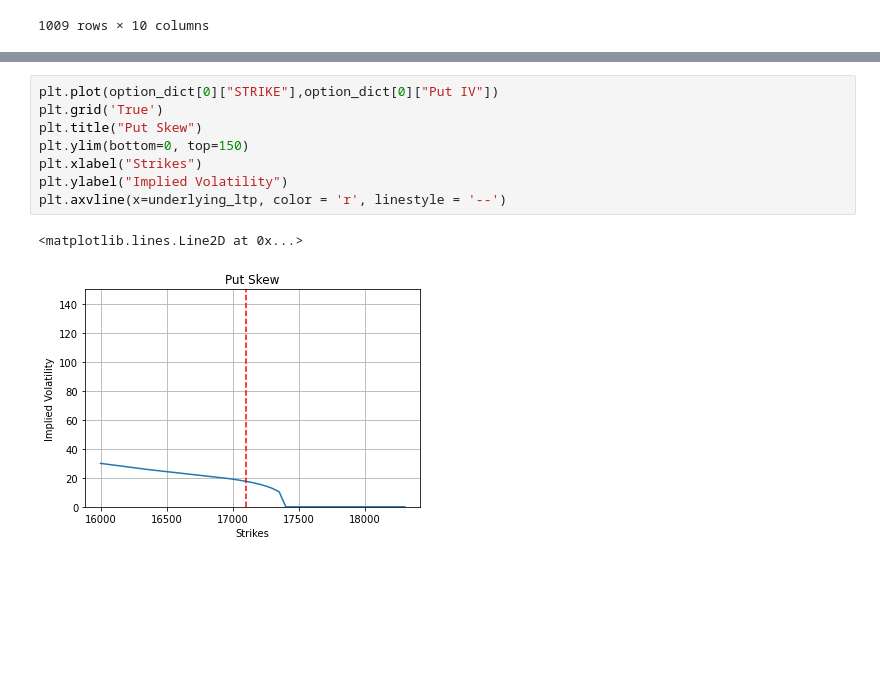
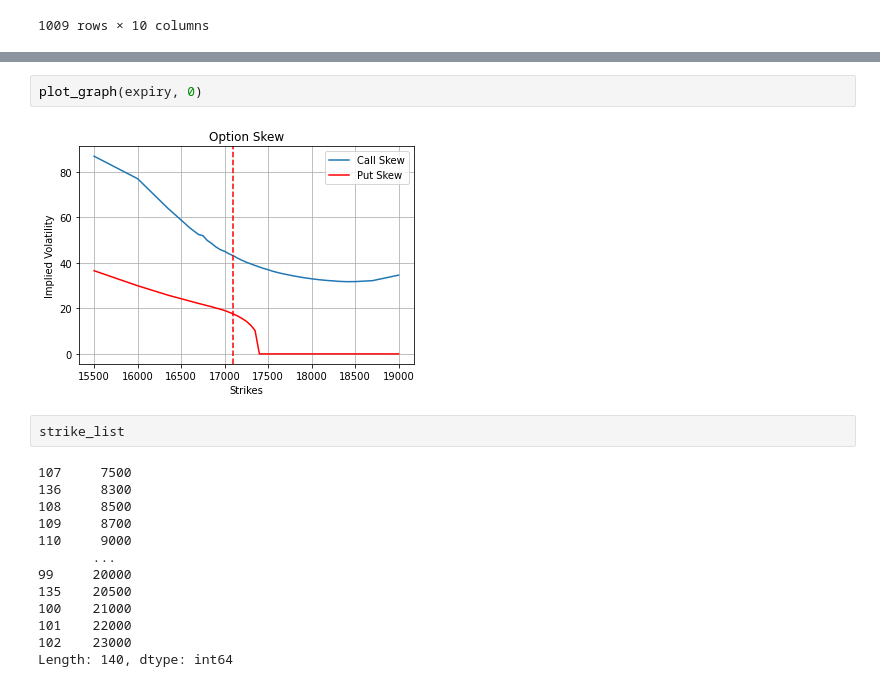
Before and after one commit to cheesecakeMafia/OptionChain, a Jupyter notebook: Nifty Option Chain.ipynb, the cells around one changed output, grey strips where cells are left out. Drawn from its saved outputs; the diff is of its cells as text; blank space fills up the shorter version.

```diff
--- a/Nifty Option Chain.ipynb
+++ b/Nifty Option Chain.ipynb
@@ -181,11 +140,19 @@ plt.axvline(x=underlying_ltp, color = 'r', linestyle = '--')
-# %%
-plt.plot(option_dict[0]["STRIKE"],option_dict[0]["Put IV"])
-plt.grid('True')
-plt.title("Put Skew")
-plt.ylim(bottom=0, top=150)
-plt.xlabel("Strikes")
-plt.ylabel("Implied Volatility")
-plt.axvline(x=underlying_ltp, color = 'r', linestyle = '--')
-# %% [output]
-<matplotlib.lines.Line2D at 0x...>
-[figure, removed]
+# %%
+plot_graph(expiry, 0)
+# %% [output]
+[figure, added]
+# %%
+strike_list
+# %% [output]
+107     7500
+136     8300
+108     8500
+109     8700
+110     9000
+       ...
+99     20000
+135    20500
+100    21000
+101    22000
+102    23000
+Length: 140, dtype: int64
```
Also changed, not shown: parts of 16 cells of this notebook.
